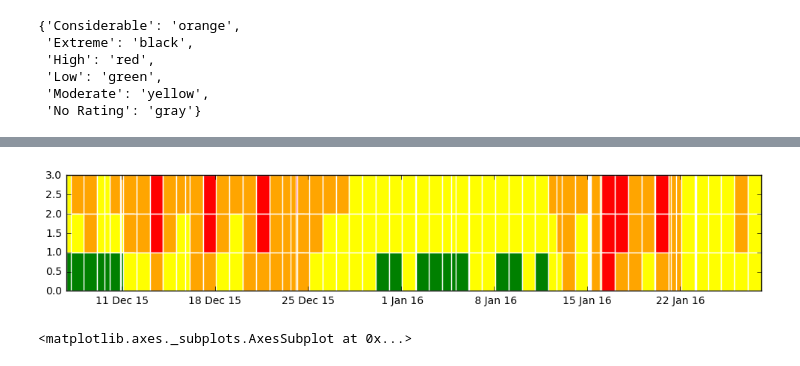
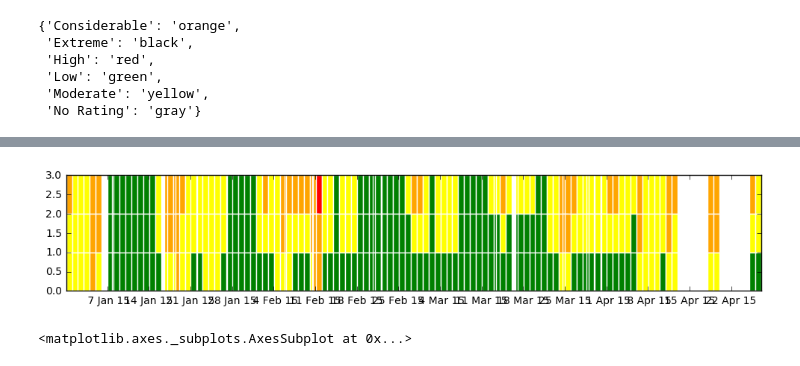
Before and after one commit to baldwint/snotelier, a Jupyter notebook: nwac.ipynb, the cells around one changed output, grey strips where cells are left out. Drawn from its saved outputs; the diff is of its cells as text; code cells hidden in the pictures.

Commit message:
Revisit USDA data
start building scatter plots from engineered features

```diff
--- a/nwac.ipynb
+++ b/nwac.ipynb
@@ -744,17 +740,24 @@ df.head()
 # %%
+df = pd.read_sql_query("""
+select * from reports
+where reports.region like 'Mt Hood'
+and datetime_utc <= '2015-09-01'
+order by datetime_utc
+""", engine)
+
 plt.figure(figsize=(12,2))
 ax = plt.gca()
 color_timeline(df.set_index('datetime_utc')['treeline_above'], ymin=2)
 color_timeline(df.set_index('datetime_utc')['treeline_near'], ymin=1)
 color_timeline(df.set_index('datetime_utc')['treeline_below'])
 
 ax.xaxis.set_major_locator(matplotlib.dates.DayLocator(interval=7))
 ax.xaxis.set_major_formatter(matplotlib.dates.DateFormatter('%e %b %y'))
 
 
 plt.autoscale()
 # %% [output]
-[figure, old version]
+[figure, new version]
 # %%
 df2 = df.replace({'treeline_above':ratdict,
             'treeline_below':ratdict,
```
Also changed, not shown: parts of 9 cells of this notebook, 1 other file.
